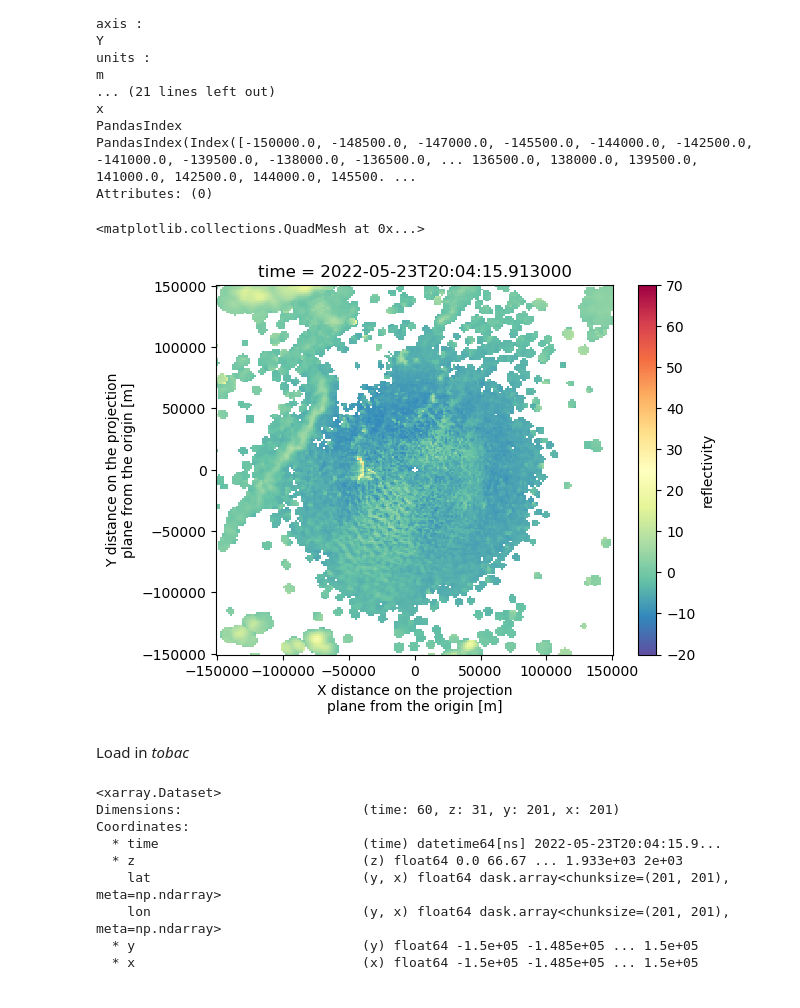
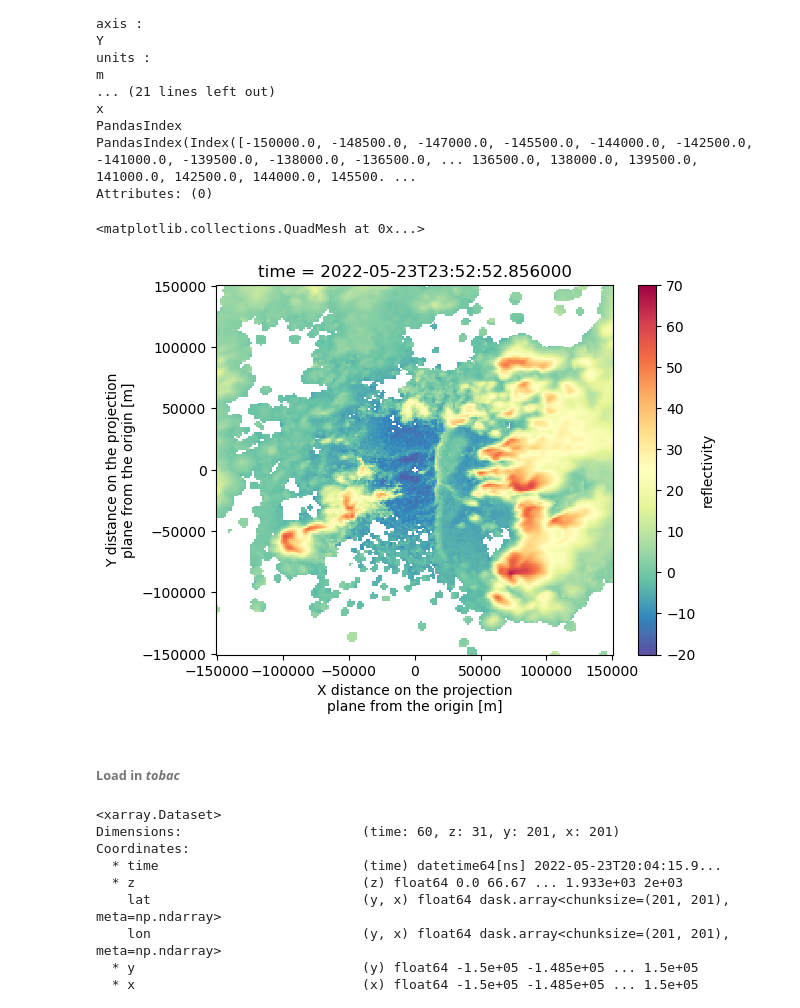
Before and after one commit to JuliaBuhrman/research2024, a Jupyter notebook: tobac_examples-Copy1.ipynb, the cells around one changed output. Cells and saved outputs as stored; diff of their text form; code cells hidden in the pictures.

```diff
--- a/tobac_examples-Copy1.ipynb
+++ b/tobac_examples-Copy1.ipynb
@@ -159,12 +149,12 @@ PandasIndex
 PandasIndex(Index([-150000.0, -148500.0, -147000.0, -145500.0, -144000.0, -142500.0, -141000.0, -139500.0, -138000.0, -136500.0, ... 136500.0, 138000.0, 139500.0, 141000.0, 142500.0, 144000.0, 145500. ...
 Attributes: (0)
 # %%
-maxrefl.isel(time=0).plot(cmap='Spectral_r', vmin=-20, vmax=70)
+maxrefl.isel(time=30).plot(cmap='Spectral_r', vmin=-20, vmax=70)
 # %% [output]
 <matplotlib.collections.QuadMesh at 0x...>
-[figure, old version]
+[figure, new version]
 # %% [markdown]
-Load in *tobac*
+###### Load in *tobac*
 # %%
 import tobac
 import tobac.testing
```
Also changed, not shown: parts of 7 cells of this notebook, 3 other files.
